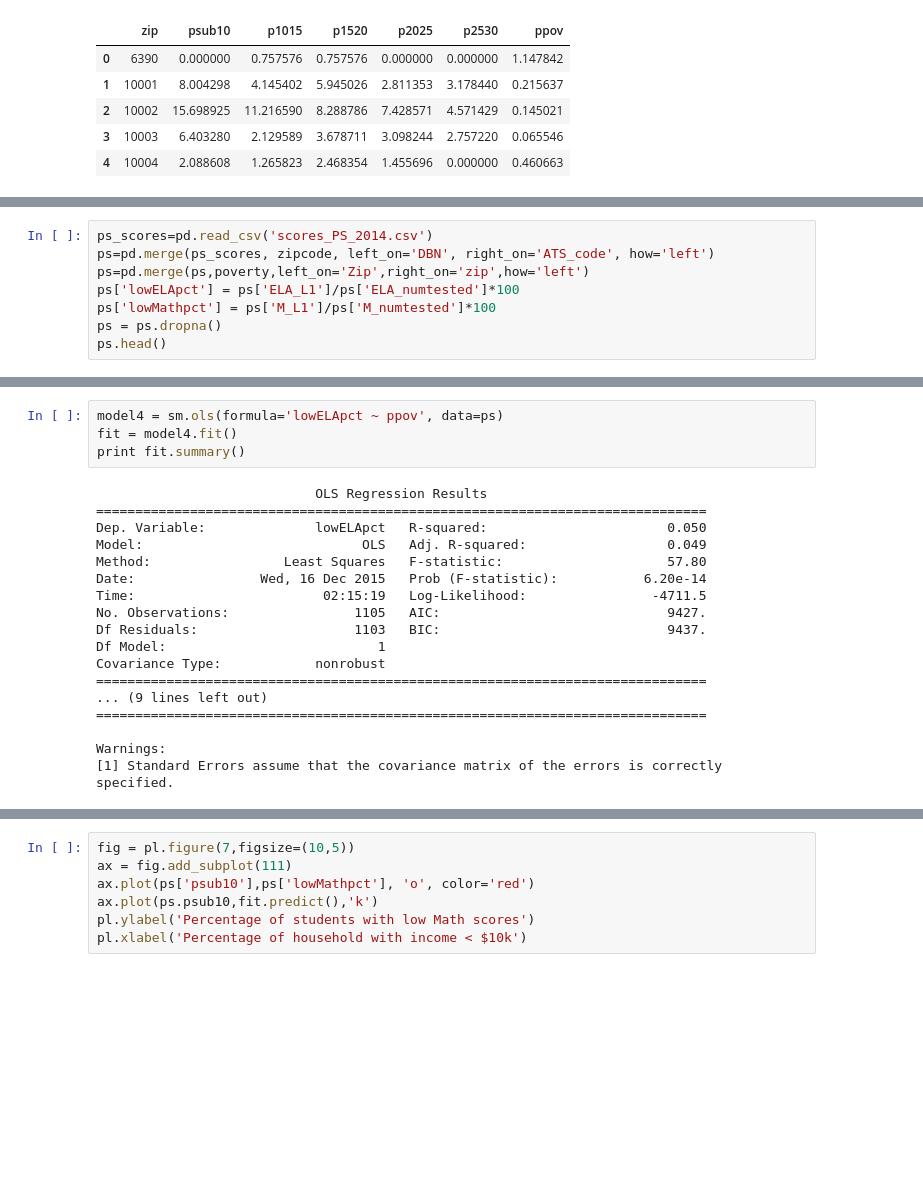
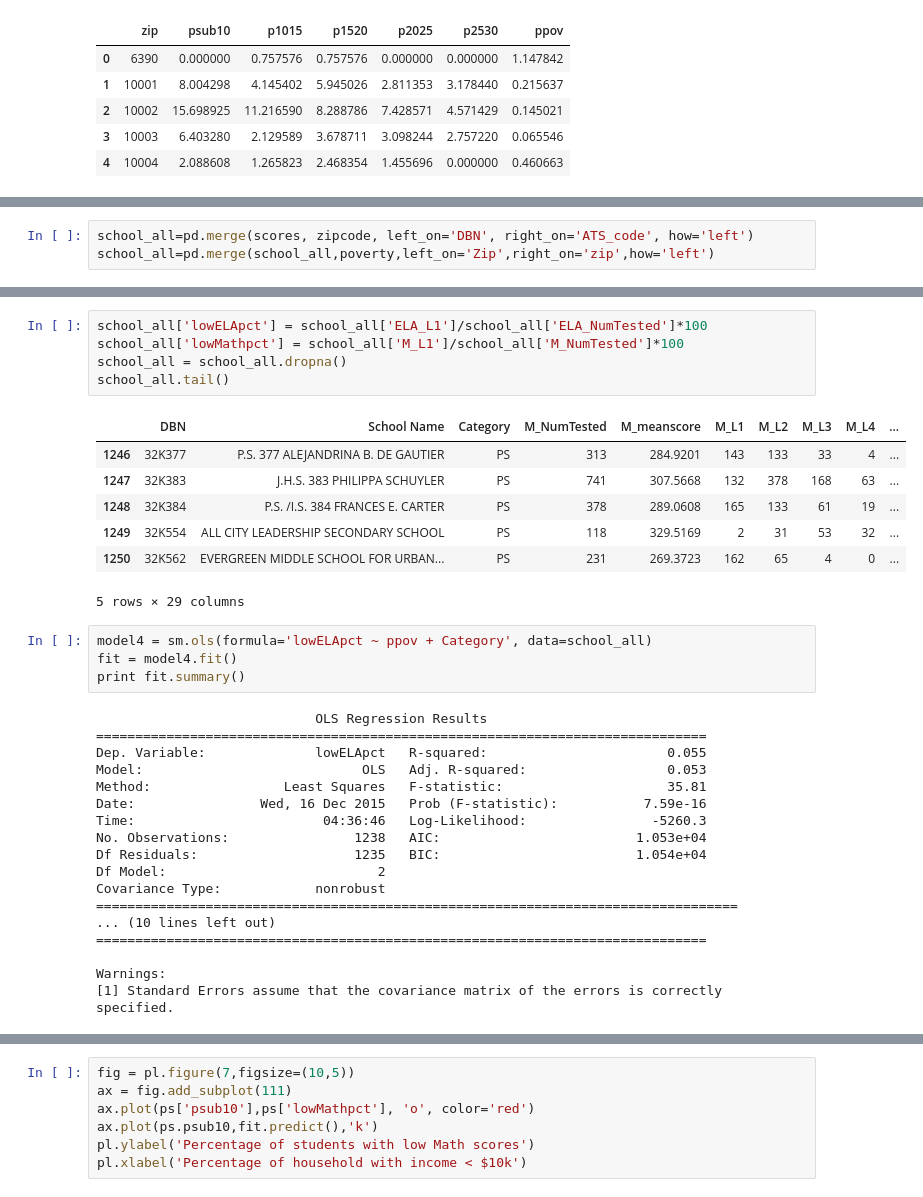
Before and after one commit to fedhere/PUI2015_EC, a Jupyter notebook: ry692/ry692_EC.ipynb, the cells around one changed output, grey strips where cells are left out. Cells and saved outputs as stored; diff of their text form; blank space fills up the shorter version.

```diff
--- a/ry692/ry692_EC.ipynb
+++ b/ry692/ry692_EC.ipynb
@@ -221,10 +221,5 @@ Covariance Type:            nonrobust
 Warnings:
 [1] Standard Errors assume that the covariance matrix of the errors is correctly specified.
 # %%
-ps_scores=pd.read_csv('scores_PS_2014.csv')
-ps=pd.merge(ps_scores, zipcode, left_on='DBN', right_on='ATS_code', how='left')
-ps=pd.merge(ps,poverty,left_on='Zip',right_on='zip',how='left')
-ps['lowELApct'] = ps['ELA_L1']/ps['ELA_numtested']*100
-ps['lowMathpct'] = ps['M_L1']/ps['M_numtested']*100
-ps = ps.dropna()
-ps.head()
+school_all=pd.merge(scores, zipcode, left_on='DBN', right_on='ATS_code', how='left')
+school_all=pd.merge(school_all,poverty,left_on='Zip',right_on='zip',how='left')
@@ -239,21 +226,34 @@ ps.head()
+# %%
+school_all['lowELApct'] = school_all['ELA_L1']/school_all['ELA_NumTested']*100
+school_all['lowMathpct'] = school_all['M_L1']/school_all['M_NumTested']*100
+school_all = school_all.dropna()
+school_all.tail()
+# %% [output]
+|  | DBN | School Name | Category | M_NumTested | M_meanscore | M_L1 | M_L2 | M_L3 | M_L4 | ... |
+| 1246 | 32K377 | P.S. 377 ALEJANDRINA B. DE GAUTIER | PS | 313 | 284.9201 | 143 | 133 | 33 | 4 | ... |
+| 1247 | 32K383 | J.H.S. 383 PHILIPPA SCHUYLER | PS | 741 | 307.5668 | 132 | 378 | 168 | 63 | ... |
+| 1248 | 32K384 | P.S. /I.S. 384 FRANCES E. CARTER | PS | 378 | 289.0608 | 165 | 133 | 61 | 19 | ... |
+| 1249 | 32K554 | ALL CITY LEADERSHIP SECONDARY SCHOOL | PS | 118 | 329.5169 | 2 | 31 | 53 | 32 | ... |
+| 1250 | 32K562 | EVERGREEN MIDDLE SCHOOL FOR URBAN... | PS | 231 | 269.3723 | 162 | 65 | 4 | 0 | ... |
+5 rows × 29 columns
 # %%
-model4 = sm.ols(formula='lowELApct ~ ppov', data=ps)
+model4 = sm.ols(formula='lowELApct ~ ppov + Category', data=school_all)
 fit = model4.fit()
 print fit.summary()
 # %% [output]
                             OLS Regression Results
 ==============================================================================
-Dep. Variable:              lowELApct   R-squared:                       0.050
-Model:                            OLS   Adj. R-squared:                  0.049
-Method:                 Least Squares   F-statistic:                     57.80
-Date:                Wed, 16 Dec 2015   Prob (F-statistic):           6.20e-14
-Time:                        02:15:19   Log-Likelihood:                -4711.5
-No. Observations:                1105   AIC:                             9427.
-Df Residuals:                    1103   BIC:                             9437.
-Df Model:                           1
+Dep. Variable:              lowELApct   R-squared:                       0.055
+Model:                            OLS   Adj. R-squared:                  0.053
+Method:                 Least Squares   F-statistic:                     35.81
+Date:                Wed, 16 Dec 2015   Prob (F-statistic):           7.59e-16
+Time:                        04:36:46   Log-Likelihood:                -5260.3
+No. Observations:                1238   AIC:                         1.053e+04
+Df Residuals:                    1235   BIC:                         1.054e+04
+Df Model:                           2
 Covariance Type:            nonrobust
-==============================================================================
-... (9 lines left out)
+==================================================================================
+... (10 lines left out)
 ==============================================================================
 
 Warnings:
```
Also changed, not shown: parts of 11 cells of this notebook, 4 other files.
